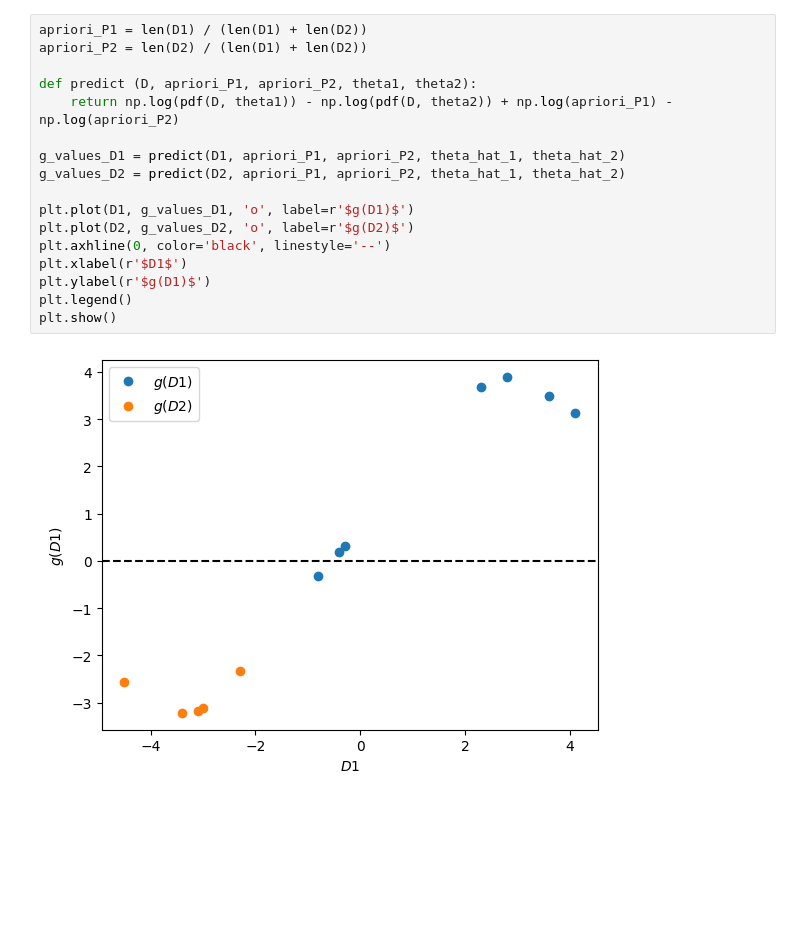
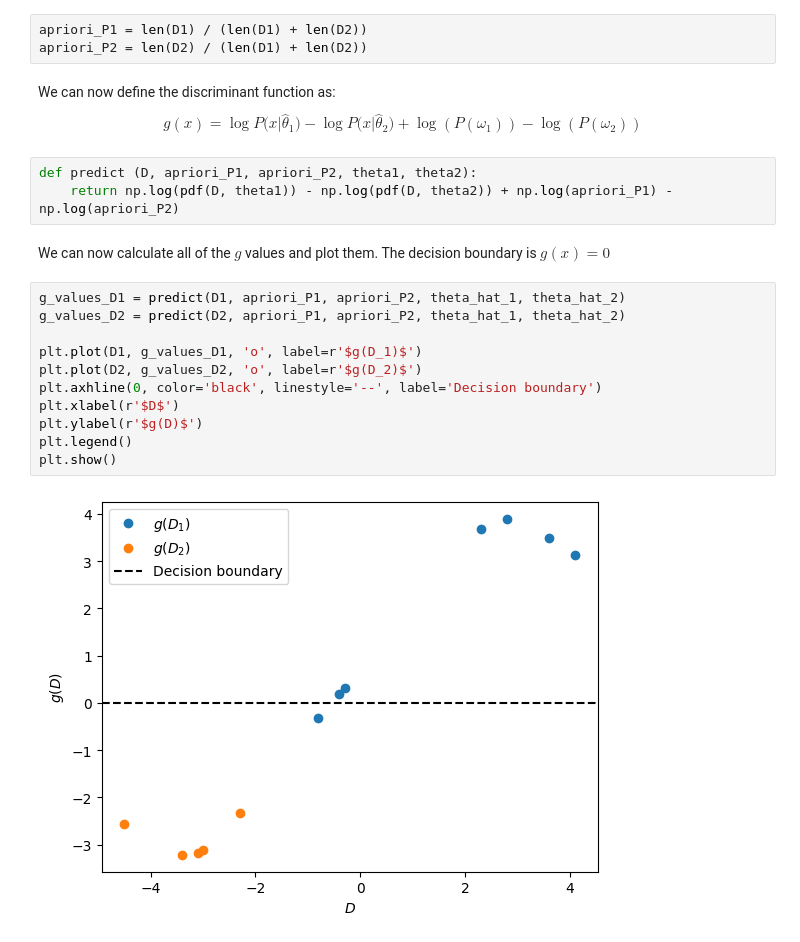
Before and after one commit to NontasBak/PR-Machine-Learning, a Jupyter notebook: Team40-AC.ipynb, the cells around one changed output. Cells and saved outputs as stored; diff of their text form; blank space fills up the shorter version.

```diff
--- a/Team40-AC.ipynb
+++ b/Team40-AC.ipynb
@@ -55,19 +75,23 @@ plt.show()
+# %%
+apriori_P1 = len(D1) / (len(D1) + len(D2))
+apriori_P2 = len(D2) / (len(D1) + len(D2))
+# %% [markdown]
+We can now define the discriminant function as: $$g(x) = \log{P(x|\hat{\theta}_1}) - \log{P(x|\hat{\theta}_2}) + \log(P(\omega_1)) - \log(P(\omega_2))$$
+# %%
+def predict (D, apriori_P1, apriori_P2, theta1, theta2):
+    return np.log(pdf(D, theta1)) - np.log(pdf(D, theta2)) + np.log(apriori_P1) - np.log(apriori_P2)
+# %% [markdown]
+We can now calculate all of the $g$ values and plot them. The decision boundary is $g(x) = 0$
 # %%
-apriori_P1 = len(D1) / (len(D1) + len(D2))
-apriori_P2 = len(D2) / (len(D1) + len(D2))
-
-def predict (D, apriori_P1, apriori_P2, theta1, theta2):
-    return np.log(pdf(D, theta1)) - np.log(pdf(D, theta2)) + np.log(apriori_P1) - np.log(apriori_P2)
-
 g_values_D1 = predict(D1, apriori_P1, apriori_P2, theta_hat_1, theta_hat_2)
 g_values_D2 = predict(D2, apriori_P1, apriori_P2, theta_hat_1, theta_hat_2)
 
-plt.plot(D1, g_values_D1, 'o', label=r'$g(D1)$')
-plt.plot(D2, g_values_D2, 'o', label=r'$g(D2)$')
-plt.axhline(0, color='black', linestyle='--')
-plt.xlabel(r'$D1$')
-plt.ylabel(r'$g(D1)$')
+plt.plot(D1, g_values_D1, 'o', label=r'$g(D_1)$')
+plt.plot(D2, g_values_D2, 'o', label=r'$g(D_2)$')
+plt.axhline(0, color='black', linestyle='--', label='Decision boundary')
+plt.xlabel(r'$D$')
+plt.ylabel(r'$g(D)$')
 plt.legend()
 plt.show()
 # %% [output]
-[figure, old version]
+[figure, new version]
```
Also changed, not shown: parts of 18 cells of this notebook.
